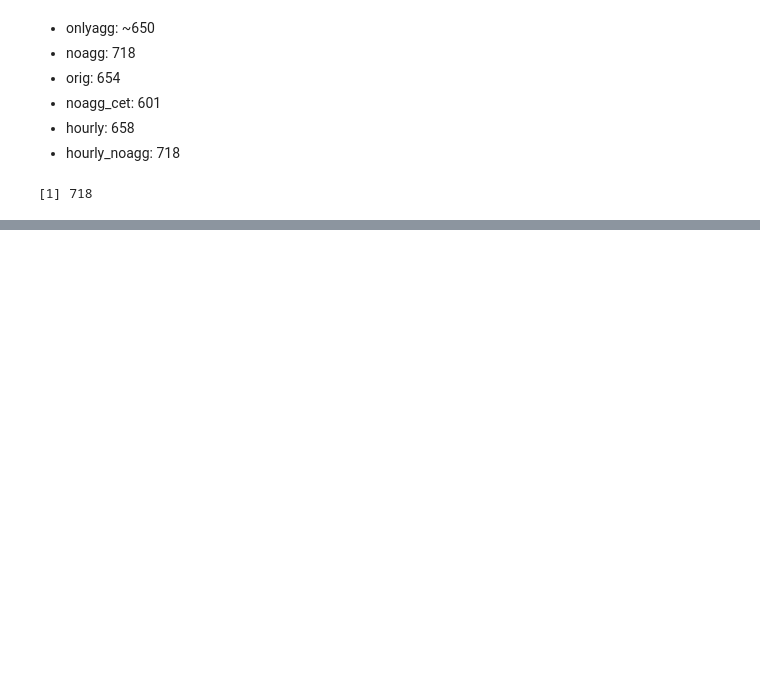
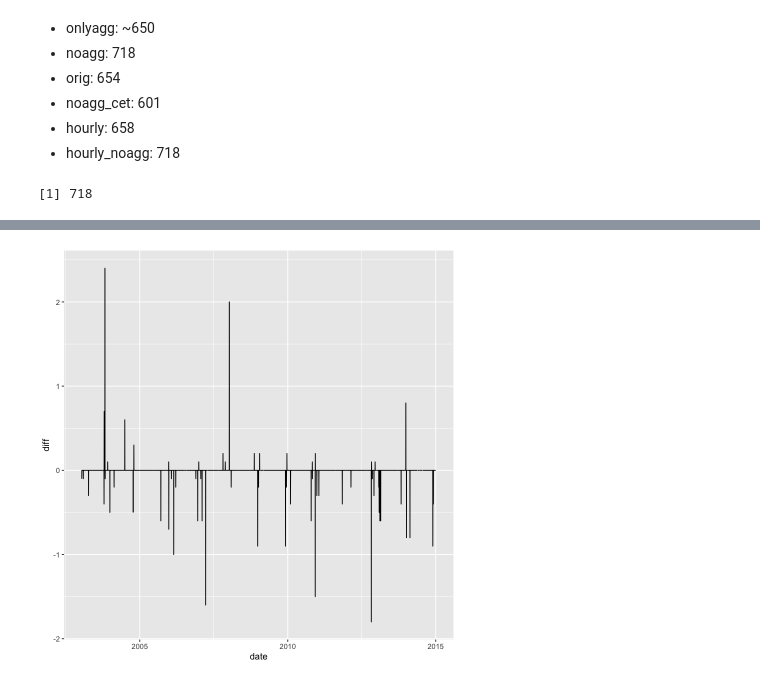
Before and after one commit to dnstudent/TesiMag, a Jupyter notebook: notebooks/integrazioni_regionali/emilia-romagna/series_pairing.ipynb, the cells around one changed output, grey strips where cells are left out. Drawn from its saved outputs; the diff is of its cells as text; code cells hidden in the pictures; blank space fills up the shorter version.

```diff
--- a/notebooks/integrazioni_regionali/emilia-romagna/series_pairing.ipynb
+++ b/notebooks/integrazioni_regionali/emilia-romagna/series_pairing.ipynb
@@ -87,0 +106,26 @@ g <- tibble(l = c(1, 2, 3, 4), r = c(4, 4, 4, 1)) |> as.matrix() |> igraph::grap
+# %%
+library(lubridate)
+albareto <- vroom::vroom(fs::path_abs("~/Downloads/dexter.csv"), skip = 4L, n_max = 34949L - 4L, col_names = c("start", "end", "TMAX"), col_types = "ccd", col_select = 1:3, delim = ",") |>
+    as_tibble() |>
+    drop_na(TMAX) |>
+    mutate(across(c("start", "end"), ~ ymd_hms(.)), name = "Albareto") |>
+    filter(hour(start) == 0L)
+
+albareto_parma <- vroom::vroom(fs::path_abs("~/Downloads/dexter.csv"), skip = 34952L, n_max = 39321L - 34952L, col_names = c("start", "end", "TMAX"), col_types = "ccd", col_select = 1:3, delim = ",") |>
+    as_tibble() |>
+    drop_na(TMAX) |>
+    mutate(across(c("start", "end"), ~ ymd_hms(.)), name = "Albareto Parma") |>
+    filter(hour(start) == 0L)
+# %%
+library(tidyr, warn.conflicts = FALSE)
+albs <- bind_rows(albareto, albareto_parma) |>
+    mutate(date = as.Date(start)) |>
+    select(date, name, value = TMAX)
+
+albs |>
+    pivot_wider(names_from = name, values_from = value) |>
+    mutate(diff = `Albareto Parma` - `Albareto`) |>
+    ggplot(aes(x = date, y = diff)) +
+    geom_line()
+# %% [output]
+[figure, added]
```
Also changed, not shown: parts of 16 cells of this notebook, 5 other files.
